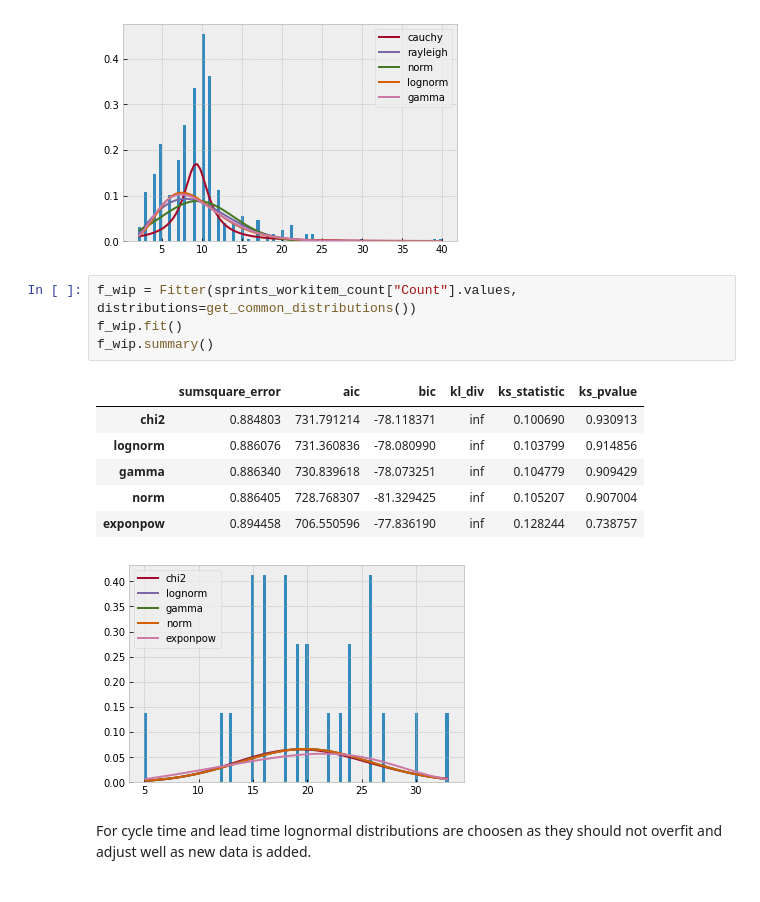
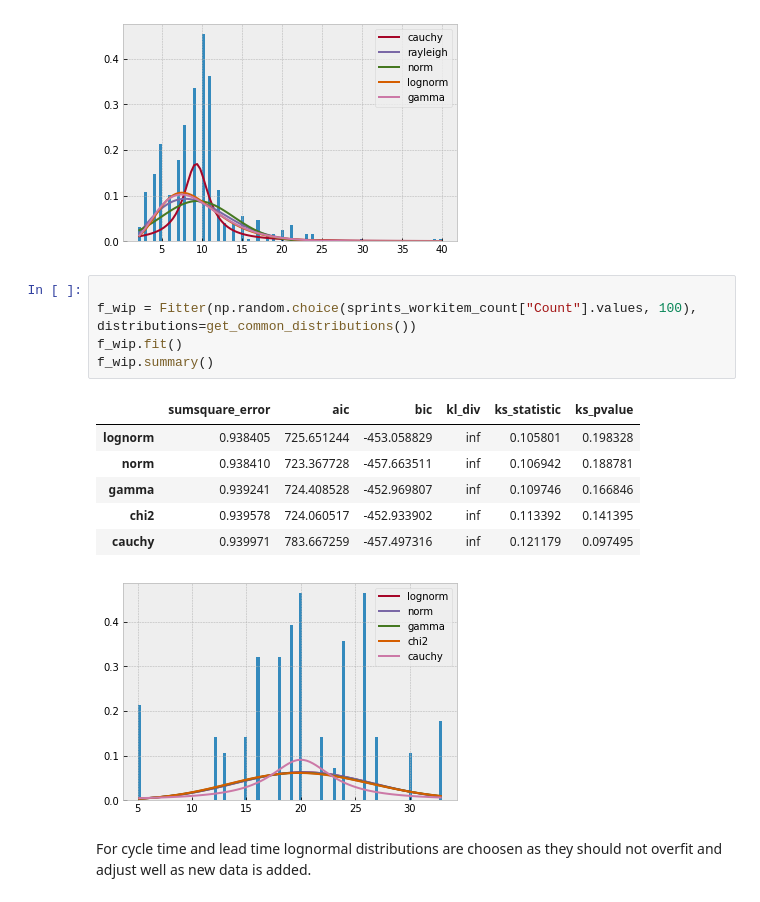
Before and after one commit to zkavtaskin/Lead-Time-Driven-Delivery-Simulation, a Jupyter notebook: Notebook/LittlePower.ipynb, the cells around one changed output. Saved outputs shown, nothing was run; the diff lists cells and outputs as text.

```diff
--- a/Notebook/LittlePower.ipynb
+++ b/Notebook/LittlePower.ipynb
@@ -140,17 +138,18 @@ f_lead.summary()
 | gamma | 0.465260 | 1198.585606 | -3599.074936 | inf | 0.140849 | 2.152095e-09 |
 [figure]
 # %%
-f_wip = Fitter(sprints_workitem_count["Count"].values, distributions=get_common_distributions())
+
+f_wip = Fitter(np.random.choice(sprints_workitem_count["Count"].values, 100), distributions=get_common_distributions())
 f_wip.fit()
 f_wip.summary()
 # %% [output]
 |  | sumsquare_error | aic | bic | kl_div | ks_statistic | ks_pvalue |
-| chi2 | 0.884803 | 731.791214 | -78.118371 | inf | 0.100690 | 0.930913 |
-| lognorm | 0.886076 | 731.360836 | -78.080990 | inf | 0.103799 | 0.914856 |
-| gamma | 0.886340 | 730.839618 | -78.073251 | inf | 0.104779 | 0.909429 |
-| norm | 0.886405 | 728.768307 | -81.329425 | inf | 0.105207 | 0.907004 |
-| exponpow | 0.894458 | 706.550596 | -77.836190 | inf | 0.128244 | 0.738757 |
+| lognorm | 0.938405 | 725.651244 | -453.058829 | inf | 0.105801 | 0.198328 |
+| norm | 0.938410 | 723.367728 | -457.663511 | inf | 0.106942 | 0.188781 |
+| gamma | 0.939241 | 724.408528 | -452.969807 | inf | 0.109746 | 0.166846 |
+| chi2 | 0.939578 | 724.060517 | -452.933902 | inf | 0.113392 | 0.141395 |
+| cauchy | 0.939971 | 783.667259 | -457.497316 | inf | 0.121179 | 0.097495 |
-[figure, old version]
+[figure, new version]
 # %% [markdown]
 For cycle time and lead time lognormal distributions are choosen as they should not overfit and adjust well as new data is added.
 # %% [markdown]
```
Also changed, not shown: parts of 12 cells of this notebook.
